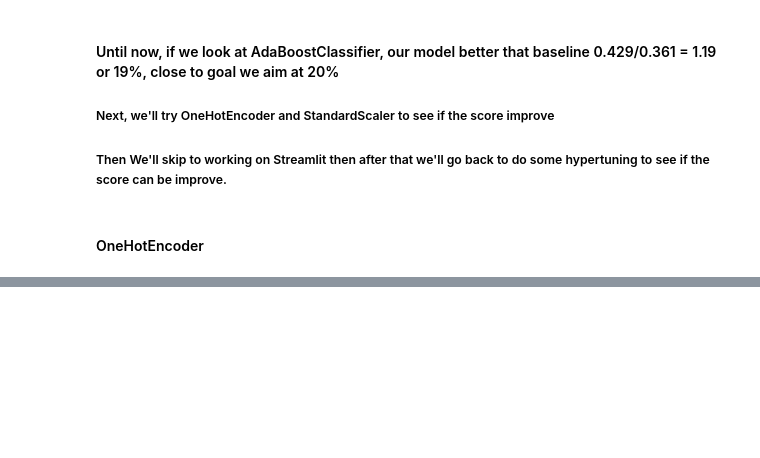
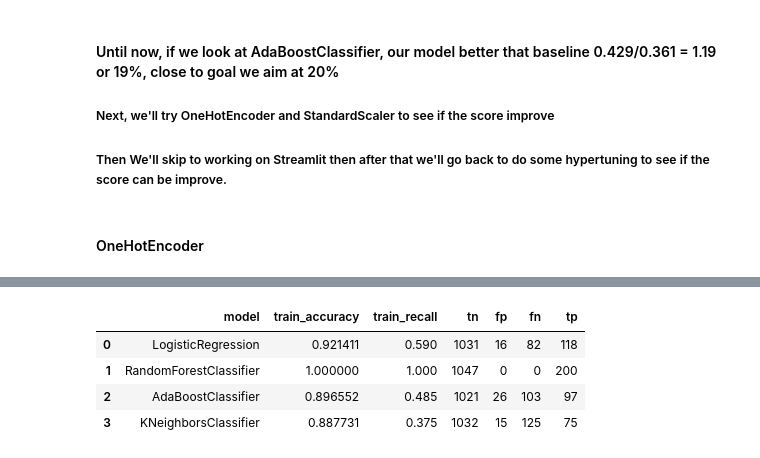
Before and after one commit to atigonh/resignation, a Jupyter notebook: code/4_Procudtion_Model.ipynb, the cells around one changed output, grey strips where cells are left out. Cells and saved outputs as stored; diff of their text form; code cells hidden in the pictures; blank space fills up the shorter version.

```diff
--- a/code/4_Procudtion_Model.ipynb
+++ b/code/4_Procudtion_Model.ipynb
@@ -266,3 +263,9 @@ df_cm_test
 ##### Then We'll skip to working on Streamlit then after that we'll go back to do some hypertuning to see if the score can be improve.
 # %% [markdown]
 #### OneHotEncoder
+# %%
+ohe = OneHotEncoder(sparse=True, handle_unknown='ignore')
+X_train_ohe = ohe.fit_transform(X_train)
+X_test_ohe = ohe.transform(X_test)
+
+X_train_enc.shape, X_test_enc.shape
@@ -268,0 +274,8 @@ df_cm_test
+# %%
+# process all models - OHE
+lr = LogisticRegression(random_state=42)
+rf = RandomForestClassifier(random_state=42)
+ada = AdaBoostClassifier(random_state=42)
+knn = KNeighborsClassifier()
+model = [lr, rf, ada, knn]
+scores, cm_train, cm_test = model_processing(model, X_train_ohe, X_test_ohe, y_train, y_test)
@@ -268,0 +290,12 @@ df_cm_test
+# %%
+cm_scores_train = confusion_matrix_score(cm_train)
+
+df_cm_train = pd.DataFrame(cm_scores_train, columns=['model', 'train_accuracy', 'train_recall', 'tn', 'fp', 'fn', 'tp'])
+df_cm_train.to_csv('../data/cm_scores_train.csv', index=False)
+df_cm_train
+# %% [output]
+|  | model | train_accuracy | train_recall | tn | fp | fn | tp |
+| 0 | LogisticRegression | 0.921411 | 0.590 | 1031 | 16 | 82 | 118 |
+| 1 | RandomForestClassifier | 1.000000 | 1.000 | 1047 | 0 | 0 | 200 |
+| 2 | AdaBoostClassifier | 0.896552 | 0.485 | 1021 | 26 | 103 | 97 |
+| 3 | KNeighborsClassifier | 0.887731 | 0.375 | 1032 | 15 | 125 | 75 |
```
Also changed, not shown: parts of 23 cells of this notebook, 2 other files.
